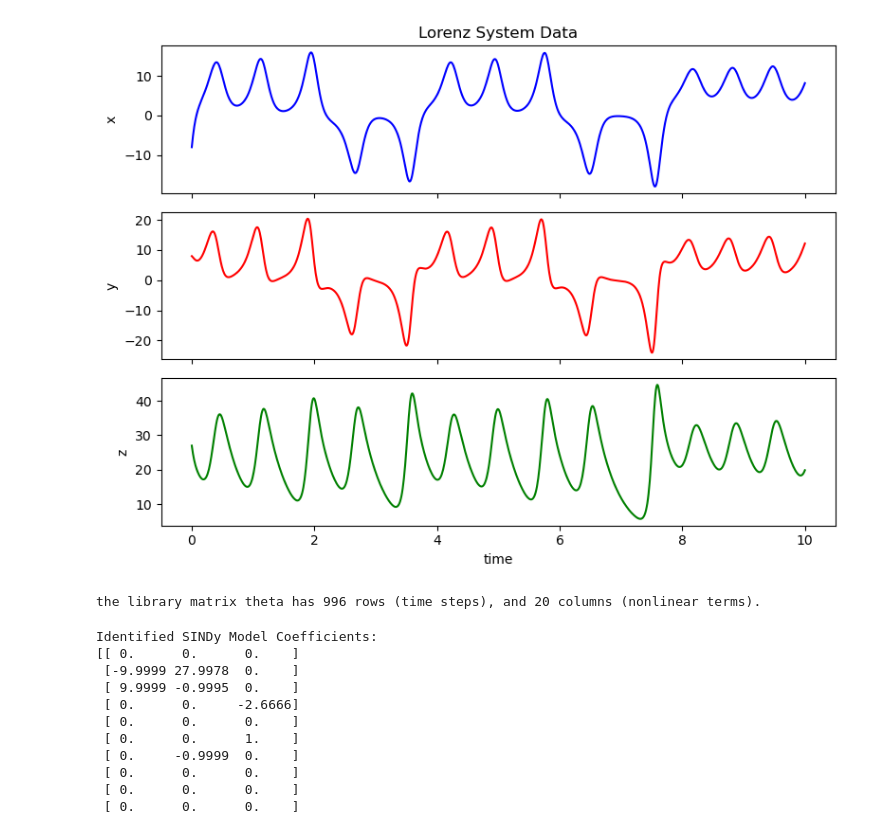
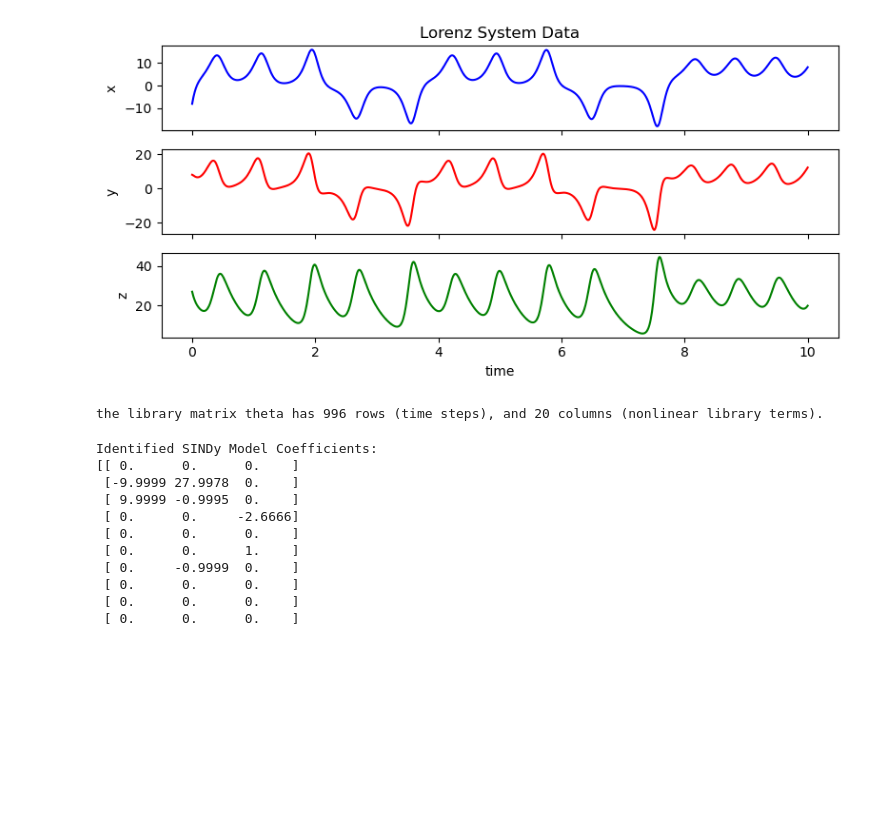
Before and after one commit to urban-fasel/I-X_workshop_2025, a Jupyter notebook: 1_SINDy_ODE.ipynb, the cells around one changed output. Drawn from its saved outputs; the diff is of its cells as text; code cells hidden in the pictures; blank space fills up the shorter version.

```diff
--- a/1_SINDy_ODE.ipynb
+++ b/1_SINDy_ODE.ipynb
@@ -75,35 +75,35 @@ solution = solve_ivp(
     fun=lorenz_system,
     t_span=t_span,
     y0=x0,
     args=(params,),
     t_eval=t_eval,
     **integrator_keywords
 )
 x_true = solution.y.T
 
 # Add Gaussian white noise
 np.random.seed(1)
 sig = 0.0
 x_noisy = x_true + sig * np.std(x_true) * np.random.randn(*x_true.shape)
 
 # Plot the noisy time series data
-fig = plt.figure(figsize=(8, 6))
+fig = plt.figure(figsize=(8, 4))
 labels = ['x', 'y', 'z']
 colors = ['b', 'r', 'g']
 for i in range(3):
     ax = fig.add_subplot(3, 1, i + 1)
     ax.plot(t_eval, x_noisy[:, i], colors[i])
     ax.set_ylabel(labels[i])
     if i < 2:
         ax.set_xticklabels([])
     else:
         ax.set_xlabel('time')
     if i == 0:
         ax.set_title('Lorenz System Data')
 plt.tight_layout()
 plt.show()
 # %% [output]
-[figure, old version]
+[figure, new version]
 # %%
 # ------------------------------------------------
 # 2. Compute Derivatives (finite difference)
@@ -160,9 +160,9 @@ def poolData(x, polyorder):
 polyorder = 3
 theta = poolData(x, polyorder)
 
-print("the library matrix theta has", theta.shape[0], "rows (time steps), and", theta.shape[1], "columns (nonlinear terms).")
+print("the library matrix theta has", theta.shape[0], "rows (time steps), and", theta.shape[1], "columns (nonlinear library terms).")
 # %% [output]
-the library matrix theta has 996 rows (time steps), and 20 columns (nonlinear terms).
+the library matrix theta has 996 rows (time steps), and 20 columns (nonlinear library terms).
 # %%
 # ------------------------------------------------
 # 4. Compute Sparse Regression
```
Also changed, not shown: parts of 5 cells of this notebook, 6 other files.
